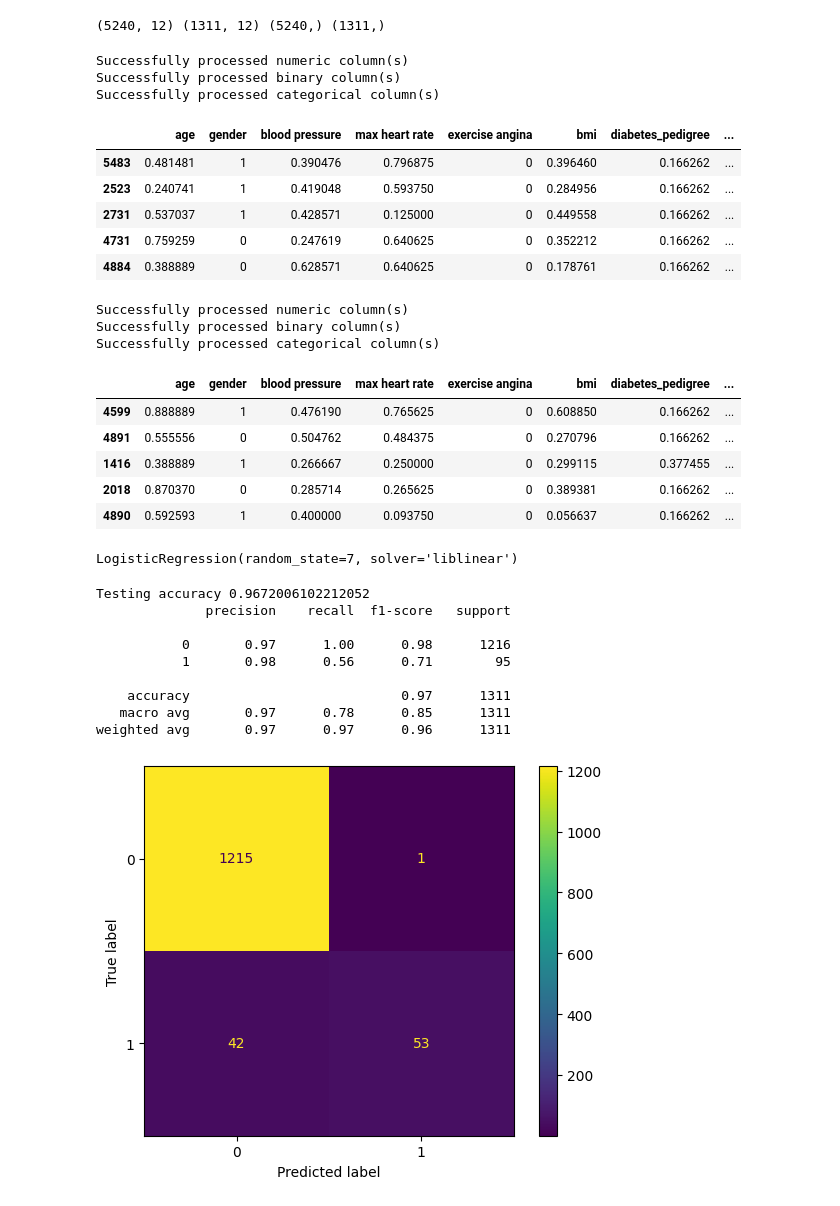
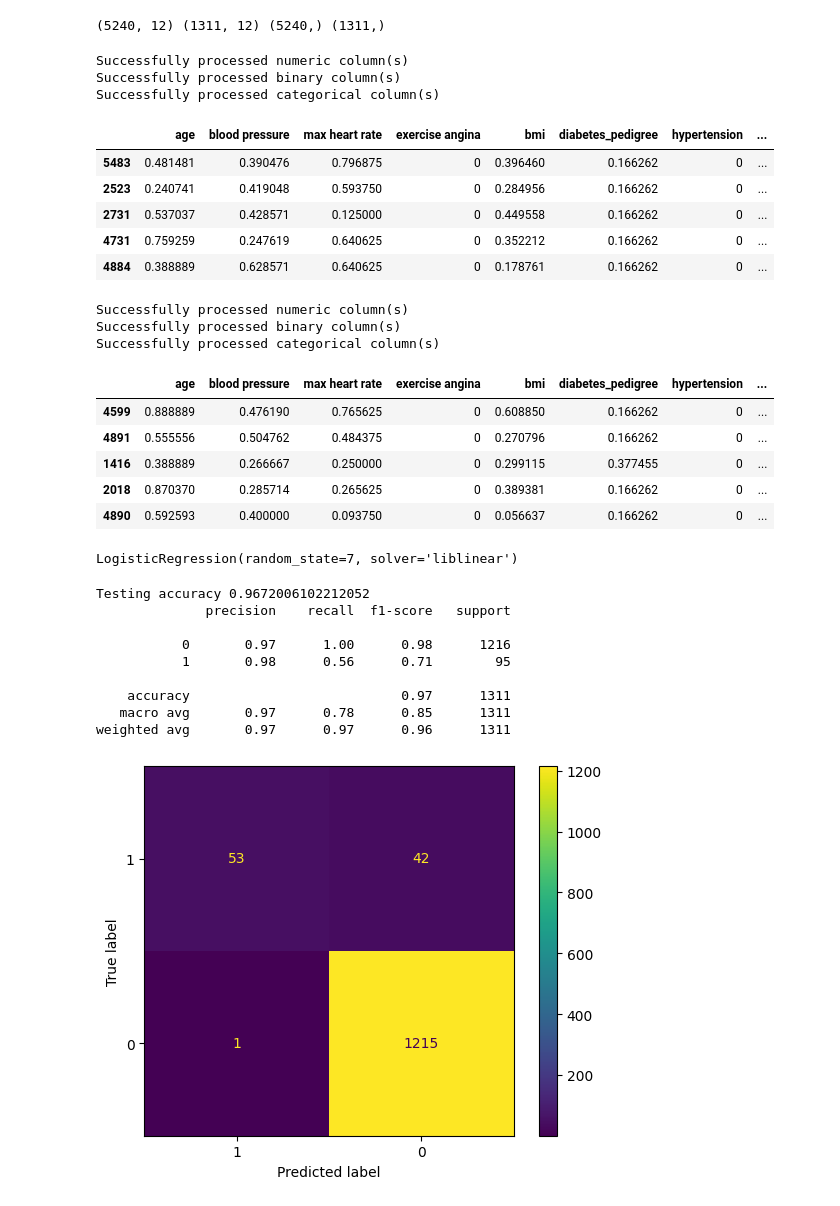
Before and after one commit to eugenelian/DBTT_G5T1, a Jupyter notebook: notebooks/triage_classification.ipynb, the cells around one changed output. Cells and saved outputs as stored; diff of their text form; code cells hidden in the pictures.

```diff
--- a/notebooks/triage_classification.ipynb
+++ b/notebooks/triage_classification.ipynb
@@ -239,30 +242,42 @@ Residence_type       0
 smoking_status       0
 dtype: int64
 # %%
-def handle_missing_data(X: DataFrame, y: Series, col: str) -> tuple[DataFrame, Series]:
+def handle_missing_data(
+    X: DataFrame,
+    y: Series,
+    cols: list[str],
+    choice: Literal["drop", "replace"] = "replace",
+) -> tuple[DataFrame, Series]:
     """
-    Function to handle missing data by deleting rows. Checks X for missing data and deletes the row in the respective y.
+    Function to handle missing data based on the choice decide.
 
     Args:
         X (DataFrame): DataFrame to check for missing data in specified col.
         y (Series): Series containing the target value
         col (str): Column to check for missing data
+        choice (str): Selection of how to handle missing data. Defaults to "replace"
 
     Returns:
         DataFrame: Modified X without missing data
         Series: Modified y without rows with missing col data
     """
-    # Drop rows in X where 'gender' is missing
-    X = X.dropna(subset=["gender"])
 
-    # Keep y aligned using the index
-    y = y.loc[X.index]
+    if choice == "drop":
+        X = X.dropna(subset=cols)
+
+        # Keep y aligned using the index
+        y = y.loc[X.index]
+
+    elif choice == "replace":
+        # Fill nan in all columns with "Unknown"
+        for col in cols:
+            X[col] = X[col].fillna("Unknown")
 
     # Return X and y
     return X, y
 # %%
 # Since we know that there is only one row with missing data in 'gender' column, we can remove that row
-X, y = handle_missing_data(X=X, y=y, col="gender")
+X, y = handle_missing_data(X=X, y=y, cols=["gender"], choice="drop")
 print(X.shape, y.shape)
 X.isna().sum()
 # %% [output]
@@ -345,8 +360,8 @@ def preprocess_data(
 # %%
 # Set numeric_cols and categorical_cols
 numeric_cols = ["age", "blood pressure", "max heart rate", "bmi", "diabetes_pedigree"]
-binary_cols = ["gender", "exercise angina", "hypertension", "heart_disease"]
-categorical_cols = ["chest pain type", "Residence_type", "smoking_status"]
+binary_cols = ["exercise angina", "hypertension", "heart_disease"]
+categorical_cols = ["gender", "chest pain type", "Residence_type", "smoking_status"]
 
 # Preprocess X_train
 X_train, scalers = preprocess_data(X_train, numeric_cols, binary_cols, categorical_cols)
@@ -355,12 +370,12 @@ X_train.head(5)
 Successfully processed numeric column(s)
 Successfully processed binary column(s)
 Successfully processed categorical column(s)
-|  | age | gender | blood pressure | max heart rate | exercise angina | bmi | diabetes_pedigree | ... |
-| 5483 | 0.481481 | 1 | 0.390476 | 0.796875 | 0 | 0.396460 | 0.166262 | ... |
-| 2523 | 0.240741 | 1 | 0.419048 | 0.593750 | 0 | 0.284956 | 0.166262 | ... |
-| 2731 | 0.537037 | 1 | 0.428571 | 0.125000 | 0 | 0.449558 | 0.166262 | ... |
-| 4731 | 0.759259 | 0 | 0.247619 | 0.640625 | 0 | 0.352212 | 0.166262 | ... |
-| 4884 | 0.388889 | 0 | 0.628571 | 0.640625 | 0 | 0.178761 | 0.166262 | ... |
+|  | age | blood pressure | max heart rate | exercise angina | bmi | diabetes_pedigree | hypertension | ... |
+| 5483 | 0.481481 | 0.390476 | 0.796875 | 0 | 0.396460 | 0.166262 | 0 | ... |
+| 2523 | 0.240741 | 0.419048 | 0.593750 | 0 | 0.284956 | 0.166262 | 0 | ... |
+| 2731 | 0.537037 | 0.428571 | 0.125000 | 0 | 0.449558 | 0.166262 | 0 | ... |
+| 4731 | 0.759259 | 0.247619 | 0.640625 | 0 | 0.352212 | 0.166262 | 0 | ... |
+| 4884 | 0.388889 | 0.628571 | 0.640625 | 0 | 0.178761 | 0.166262 | 0 | ... |
 # %%
 # Preprocess X_test
 X_test, scalers = preprocess_data(
@@ -371,12 +386,12 @@ X_test.head(5)
 Successfully processed numeric column(s)
 Successfully processed binary column(s)
 Successfully processed categorical column(s)
-|  | age | gender | blood pressure | max heart rate | exercise angina | bmi | diabetes_pedigree | ... |
-| 4599 | 0.888889 | 1 | 0.476190 | 0.765625 | 0 | 0.608850 | 0.166262 | ... |
-| 4891 | 0.555556 | 0 | 0.504762 | 0.484375 | 0 | 0.270796 | 0.166262 | ... |
-| 1416 | 0.388889 | 1 | 0.266667 | 0.250000 | 0 | 0.299115 | 0.377455 | ... |
-| 2018 | 0.870370 | 0 | 0.285714 | 0.265625 | 0 | 0.389381 | 0.166262 | ... |
-| 4890 | 0.592593 | 1 | 0.400000 | 0.093750 | 0 | 0.056637 | 0.166262 | ... |
+|  | age | blood pressure | max heart rate | exercise angina | bmi | diabetes_pedigree | hypertension | ... |
+| 4599 | 0.888889 | 0.476190 | 0.765625 | 0 | 0.608850 | 0.166262 | 0 | ... |
+| 4891 | 0.555556 | 0.504762 | 0.484375 | 0 | 0.270796 | 0.166262 | 0 | ... |
+| 1416 | 0.388889 | 0.266667 | 0.250000 | 0 | 0.299115 | 0.377455 | 0 | ... |
+| 2018 | 0.870370 | 0.285714 | 0.265625 | 0 | 0.389381 | 0.166262 | 0 | ... |
+| 4890 | 0.592593 | 0.400000 | 0.093750 | 0 | 0.056637 | 0.166262 | 0 | ... |
 # %%
 # Create a logistic regression classifier and fit on train data
 logreg = LogisticRegression(solver="liblinear", random_state=7)
@@ -386,27 +401,27 @@ LogisticRegression(random_state=7, solver='liblinear')
 # %%
 # Apply the model on the test data to get a prediction
 y_pred = logreg.predict(X_test)
 
 # Get accuracy of the model
 print("Testing accuracy %s" % accuracy_score(y_test, y_pred))
 
 # Compute confusion matrix
-labels = [0, 1]
+labels = [1, 0]
 cm = confusion_matrix(y_test, y_pred, labels=labels)
 disp = ConfusionMatrixDisplay(confusion_matrix=cm, display_labels=labels)
 disp.plot()
 
 # Look at the value for both 1 and 0 class, the model can predict 0 better than 1
 print(classification_report(y_test, y_pred))
 # %% [output]
 Testing accuracy 0.9672006102212052
               precision    recall  f1-score   support
 
            0       0.97      1.00      0.98      1216
            1       0.98      0.56      0.71        95
 
     accuracy                           0.97      1311
    macro avg       0.97      0.78      0.85      1311
 weighted avg       0.97      0.97      0.96      1311
-[figure, old version]
+[figure, new version]
 # %% [markdown]
```
Also changed, not shown: parts of 7 cells of this notebook.
